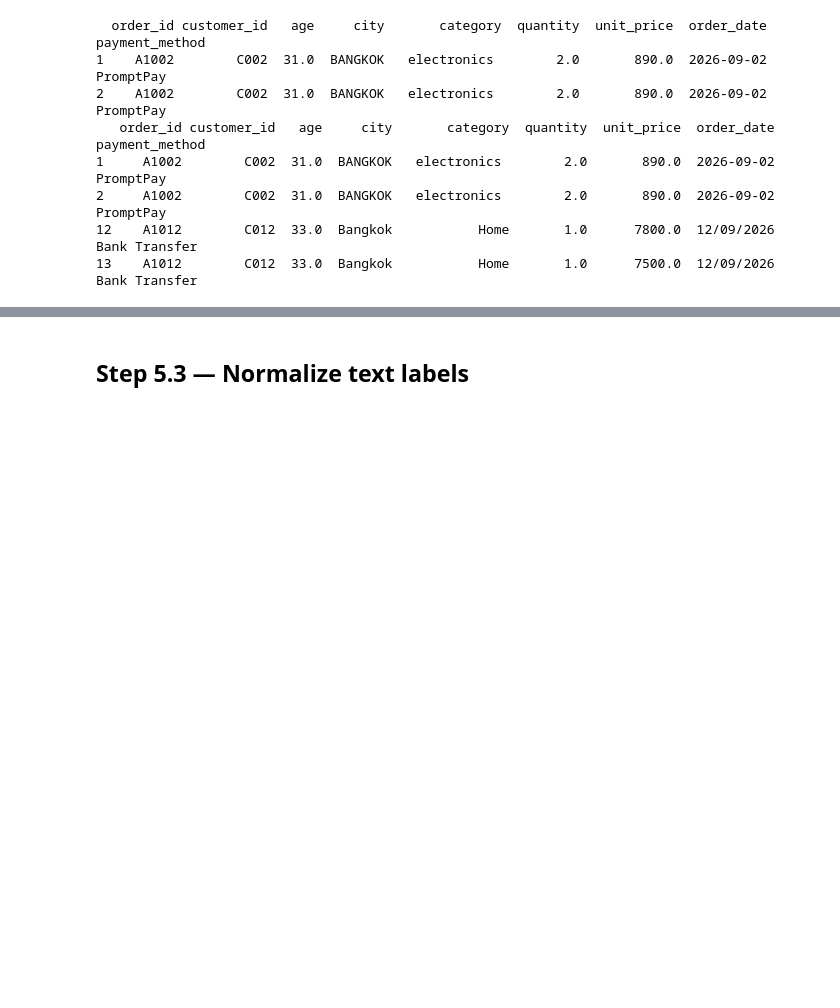
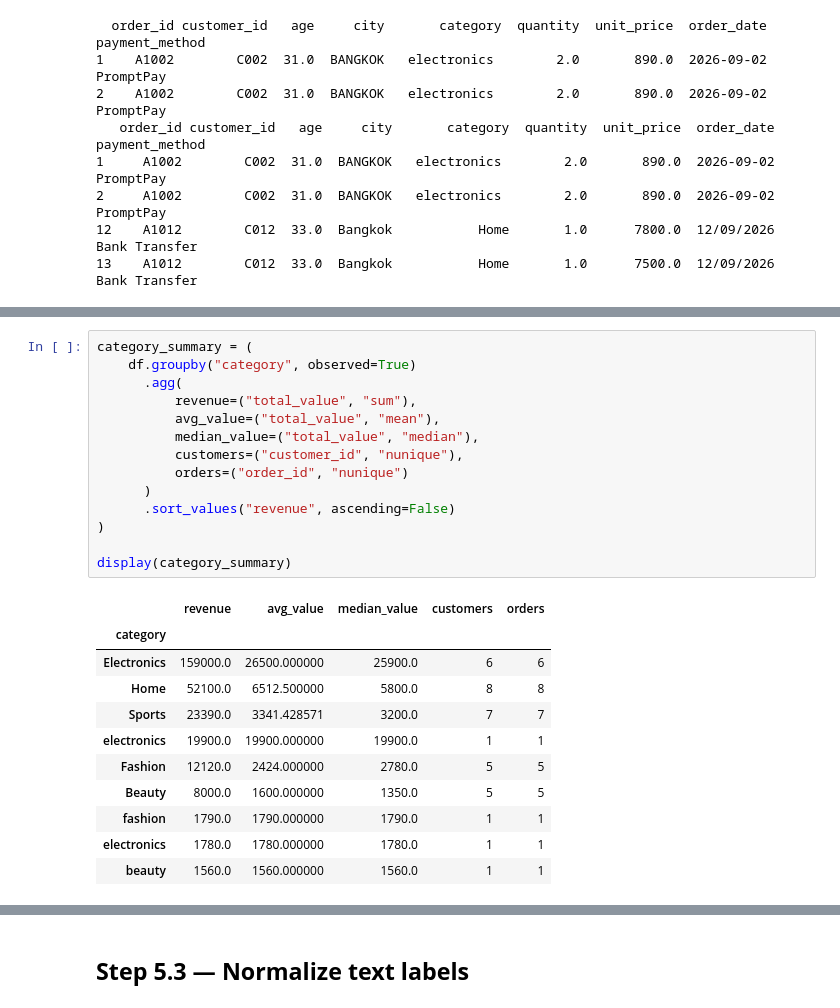
Before and after one commit to SaiLinHtet-KiRA/Big-Data-Analytics, a Jupyter notebook: main.ipynb, the cells around one changed output, grey strips where cells are left out. Saved outputs shown, nothing was run; the diff lists cells and outputs as text; blank space fills up the shorter version.

```diff
--- a/main.ipynb
+++ b/main.ipynb
@@ -157,0 +299,26 @@ Shape after deduplication: (35, 9)
+# %%
+category_summary = (
+    df.groupby("category", observed=True)
+      .agg(
+          revenue=("total_value", "sum"),
+          avg_value=("total_value", "mean"),
+          median_value=("total_value", "median"),
+          customers=("customer_id", "nunique"),
+          orders=("order_id", "nunique")
+      )
+      .sort_values("revenue", ascending=False)
+)
+
+display(category_summary)
+# %% [output]
+|  | revenue | avg_value | median_value | customers | orders |
+| category |  |  |  |  |  |
+| Electronics | 159000.0 | 26500.000000 | 25900.0 | 6 | 6 |
+| Home | 52100.0 | 6512.500000 | 5800.0 | 8 | 8 |
+| Sports | 23390.0 | 3341.428571 | 3200.0 | 7 | 7 |
+| electronics | 19900.0 | 19900.000000 | 19900.0 | 1 | 1 |
+| Fashion | 12120.0 | 2424.000000 | 2780.0 | 5 | 5 |
+| Beauty | 8000.0 | 1600.000000 | 1350.0 | 5 | 5 |
+| fashion | 1790.0 | 1790.000000 | 1790.0 | 1 | 1 |
+| electronics | 1780.0 | 1780.000000 | 1780.0 | 1 | 1 |
+| beauty | 1560.0 | 1560.000000 | 1560.0 | 1 | 1 |
```
Also changed, not shown: parts of 23 cells of this notebook.
